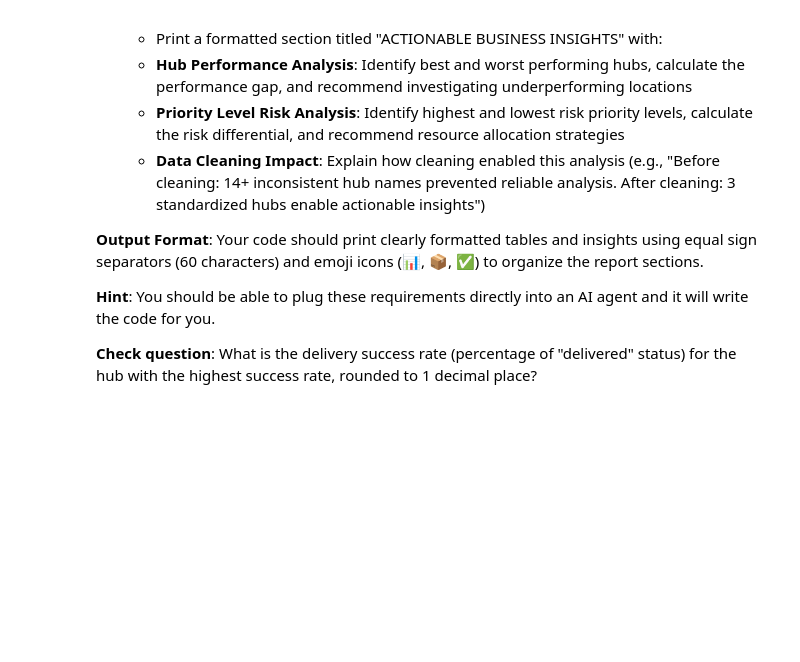
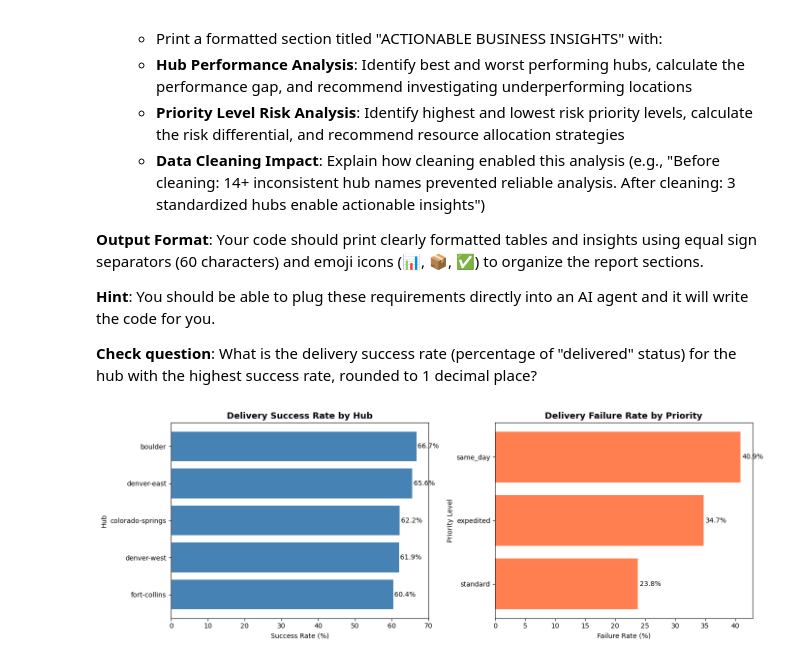
Before and after one commit to George-Ramsay/IS-455, a Jupyter notebook: Chapter-7/Cleaning_automation.ipynb, the cells around one changed output. Drawn from its saved outputs; the diff is of its cells as text; code cells hidden in the pictures; blank space fills up the shorter version.

```diff
--- a/Chapter-7/Cleaning_automation.ipynb
+++ b/Chapter-7/Cleaning_automation.ipynb
@@ -218,3 +593,99 @@ Your function requirements:
 **Check question**: What is the delivery success rate (percentage of "delivered" status) for the hub with the highest success rate, rounded to 1 decimal place?
 # %%
 # Question 16
+import matplotlib.pyplot as plt
+
+# Final cleaned dataset
+
+df_final = df_q15.copy()
+
+# Hub performance analysis
+hub_table = (
+    df_final.groupby("hub_clean")["delivery_status_clean"]
+    .apply(lambda s: (s == "delivered").mean() * 100)
+    .sort_values(ascending=False)
+    .reset_index(name="success_rate_pct")
+)
+
+# Priority level risk analysis
+priority_table = (
+    df_final.groupby("priority_level_clean")["delivery_status_clean"]
+    .apply(lambda s: (s == "failed").mean() * 100)
+    .sort_values(ascending=False)
+    .reset_index(name="failure_rate_pct")
+)
+
+# Visualization
+fig, axes = plt.subplots(1, 2, figsize=(14, 5))
+
+axes[0].barh(hub_table["hub_clean"], hub_table["success_rate_pct"], color="steelblue")
+axes[0].set_xlabel("Success Rate (%)")
+axes[0].set_ylabel("Hub")
+axes[0].set_title("Delivery Success Rate by Hub", fontsize=13, fontweight="bold")
+axes[0].invert_yaxis()
+for i, v in enumerate(hub_table["success_rate_pct"]):
+    axes[0].text(v + 0.3, i, f"{v:.1f}%", va="center")
+
+axes[1].barh(priority_table["priority_level_clean"], priority_table["failure_rate_pct"], color="coral")
+axes[1].set_xlabel("Failure Rate (%)")
+axes[1].set_ylabel("Priority Level")
+axes[1].set_title("Delivery Failure Rate by Priority", fontsize=13, fontweight="bold")
+axes[1].invert_yaxis()
+for i, v in enumerate(priority_table["failure_rate_pct"]):
+    axes[1].text(v + 0.3, i, f"{v:.1f}%", va="center")
+
+plt.tight_layout()
+plt.show()
+
+# Business insights summary
+sep = "=" * 60
+
+print(sep)
+print("?? HUB PERFORMANCE ANALYSIS")
+print(sep)
+print(hub_table.to_string(index=False, formatters={"success_rate_pct": "{:.2f}".format}))
+
+print(sep)
+print("?? PRIORITY LEVEL RISK ANALYSIS")
+print(sep)
+print(priority_table.to_string(index=False, formatters={"failure_rate_pct": "{:.2f}".format}))
+
+best_hub = hub_table.iloc[0]
+worst_hub = hub_table.iloc[-1]
+perf_gap = best_hub["success_rate_pct"] - worst_hub["success_rate_pct"]
+
+highest_risk = priority_table.iloc[0]
+lowest_risk = priority_table.iloc[-1]
+risk_gap = highest_risk["failure_rate_pct"] - lowest_risk["failure_rate_pct"]
+
+raw_hubs = df_raw["hub"].nunique(dropna=True)
+clean_hubs = df_final["hub_clean"].nunique(dropna=True)
+raw_priority = df_raw["priority_level"].nunique(dropna=True)
+clean_priority = df_final["priority_level_clean"].nunique(dropna=True)
+
+print(sep)
+print("? ACTIONABLE BUSINESS INSIGHTS")
+print(sep)
+print(
+    "Hub Performance Analysis: "
+    f"Best hub is {best_hub['hub_clean']} at {best_hub['success_rate_pct']:.1f}% success, "
+    f"worst hub is {worst_hub['hub_clean']} at {worst_hub['success_rate_pct']:.1f}%. "
+    f"Performance gap is {perf_gap:.1f} percentage points. Investigate underperforming locations."
+)
+print(
+    "Priority Level Risk Analysis: "
+    f"Highest risk is {highest_risk['priority_level_clean']} at {highest_risk['failure_rate_pct']:.1f}% failure, "
+    f"lowest risk is {lowest_risk['priority_level_clean']} at {lowest_risk['failure_rate_pct']:.1f}%. "
+    f"Risk differential is {risk_gap:.1f} percentage points. Align resources with high-risk priorities."
+)
+print(
+    "Data Cleaning Impact: "
+    f"Before cleaning: {raw_hubs} hub name variants and {raw_priority} priority variants. "
+    f"After cleaning: {clean_hubs} standardized hubs and {clean_priority} priority levels enable actionable insights."
+)
+
+# What is the delivery success rate (percentage of 'delivered' status) for the hub with the highest success rate, rounded to 1 decimal place?
+success_rate = round(best_hub['success_rate_pct'], 1)
+print(success_rate)
+# %% [output]
+[figure, added]
```
Also changed, not shown: parts of 7 cells of this notebook, 1 other file.
